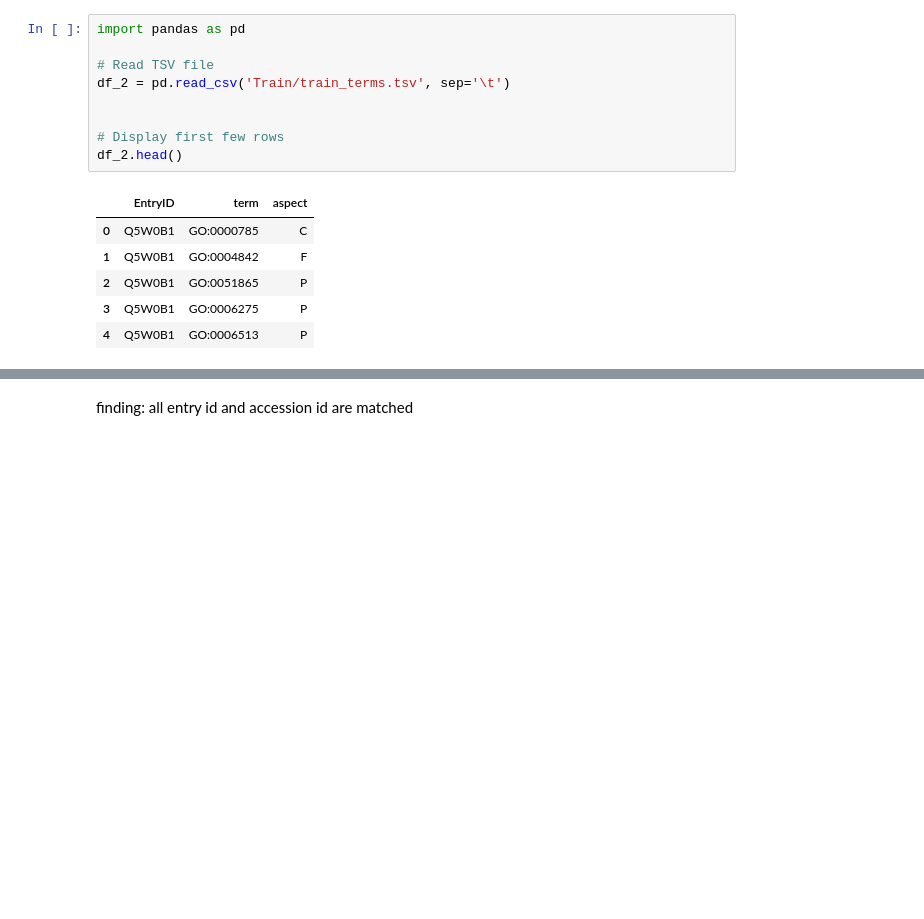
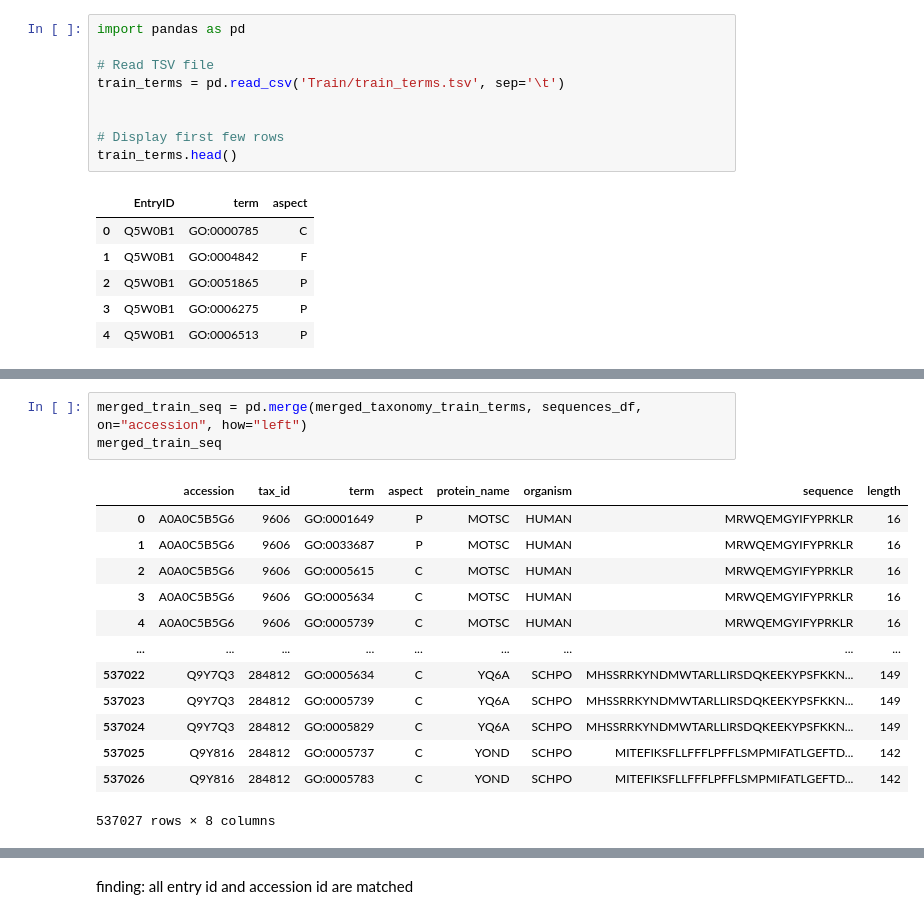
Before and after one commit to azuryne/CAFA6, a Jupyter notebook: eda.ipynb, the cells around one changed output, grey strips where cells are left out. Cells and saved outputs as stored; diff of their text form; blank space fills up the shorter version.

```diff
--- a/eda.ipynb
+++ b/eda.ipynb
@@ -14,11 +14,11 @@ taxonomy.head()
 import pandas as pd
 
 # Read TSV file
-df_2 = pd.read_csv('Train/train_terms.tsv', sep='\t')
+train_terms = pd.read_csv('Train/train_terms.tsv', sep='\t')
 
 
 # Display first few rows
-df_2.head()
+train_terms.head()
 # %% [output]
 |  | EntryID | term | aspect |
 | 0 | Q5W0B1 | GO:0000785 | C |
@@ -95,0 +176,17 @@ merged.head()
+# %%
+merged_train_seq = pd.merge(merged_taxonomy_train_terms, sequences_df, on="accession", how="left")
+merged_train_seq
+# %% [output]
+|  | accession | tax_id | term | aspect | protein_name | organism | sequence | length |
+| 0 | A0A0C5B5G6 | 9606 | GO:0001649 | P | MOTSC | HUMAN | MRWQEMGYIFYPRKLR | 16 |
+| 1 | A0A0C5B5G6 | 9606 | GO:0033687 | P | MOTSC | HUMAN | MRWQEMGYIFYPRKLR | 16 |
+| 2 | A0A0C5B5G6 | 9606 | GO:0005615 | C | MOTSC | HUMAN | MRWQEMGYIFYPRKLR | 16 |
+| 3 | A0A0C5B5G6 | 9606 | GO:0005634 | C | MOTSC | HUMAN | MRWQEMGYIFYPRKLR | 16 |
+| 4 | A0A0C5B5G6 | 9606 | GO:0005739 | C | MOTSC | HUMAN | MRWQEMGYIFYPRKLR | 16 |
+| ... | ... | ... | ... | ... | ... | ... | ... | ... |
+| 537022 | Q9Y7Q3 | 284812 | GO:0005634 | C | YQ6A | SCHPO | MHSSRRKYNDMWTARLLIRSDQKEEKYPSFKKN... | 149 |
+| 537023 | Q9Y7Q3 | 284812 | GO:0005739 | C | YQ6A | SCHPO | MHSSRRKYNDMWTARLLIRSDQKEEKYPSFKKN... | 149 |
+| 537024 | Q9Y7Q3 | 284812 | GO:0005829 | C | YQ6A | SCHPO | MHSSRRKYNDMWTARLLIRSDQKEEKYPSFKKN... | 149 |
+| 537025 | Q9Y816 | 284812 | GO:0005737 | C | YOND | SCHPO | MITEFIKSFLLFFFLPFFLSMPMIFATLGEFTD... | 142 |
+| 537026 | Q9Y816 | 284812 | GO:0005783 | C | YOND | SCHPO | MITEFIKSFLLFFFLPFFLSMPMIFATLGEFTD... | 142 |
+537027 rows × 8 columns
```
Also changed, not shown: parts of 38 cells of this notebook, 1 other file.
